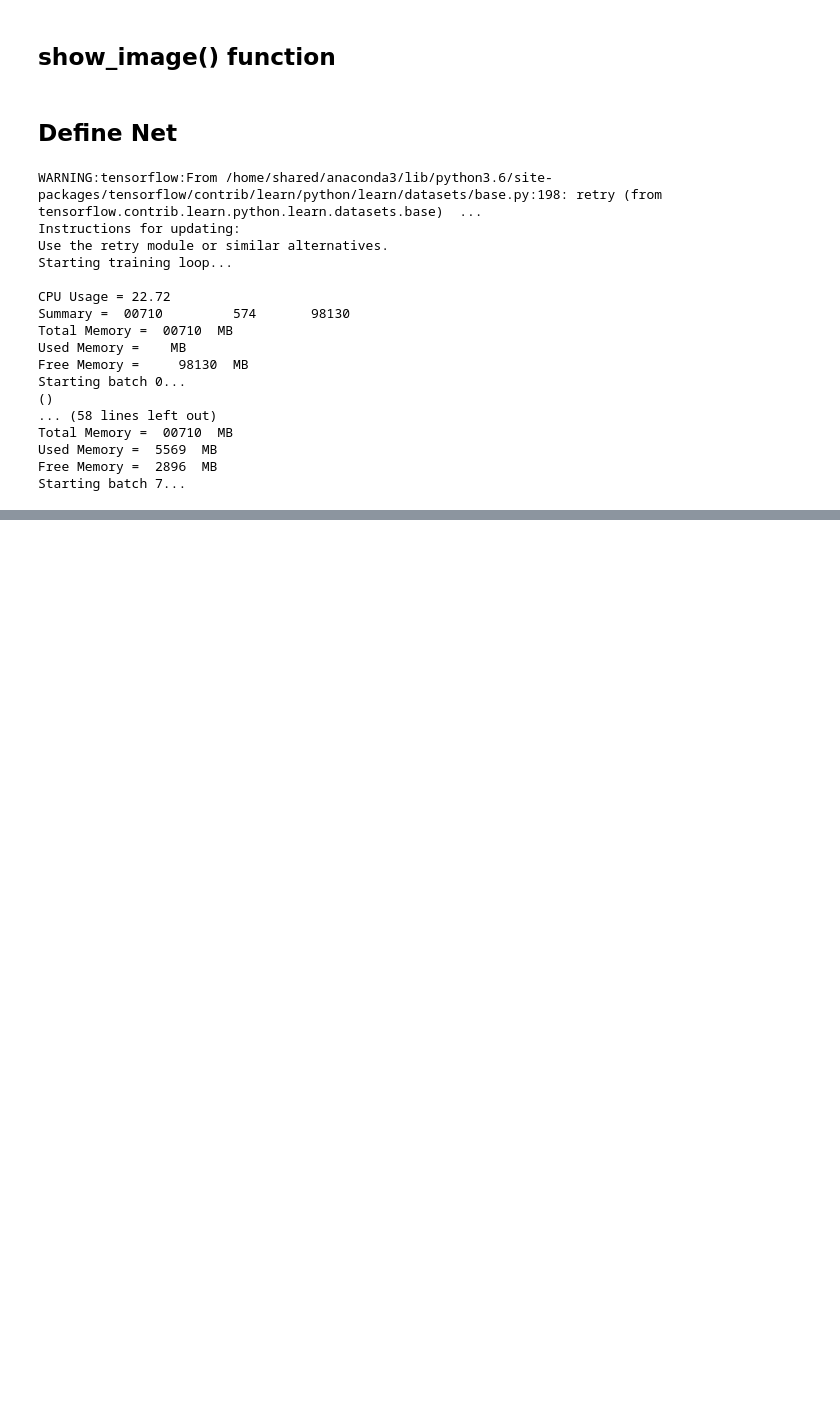
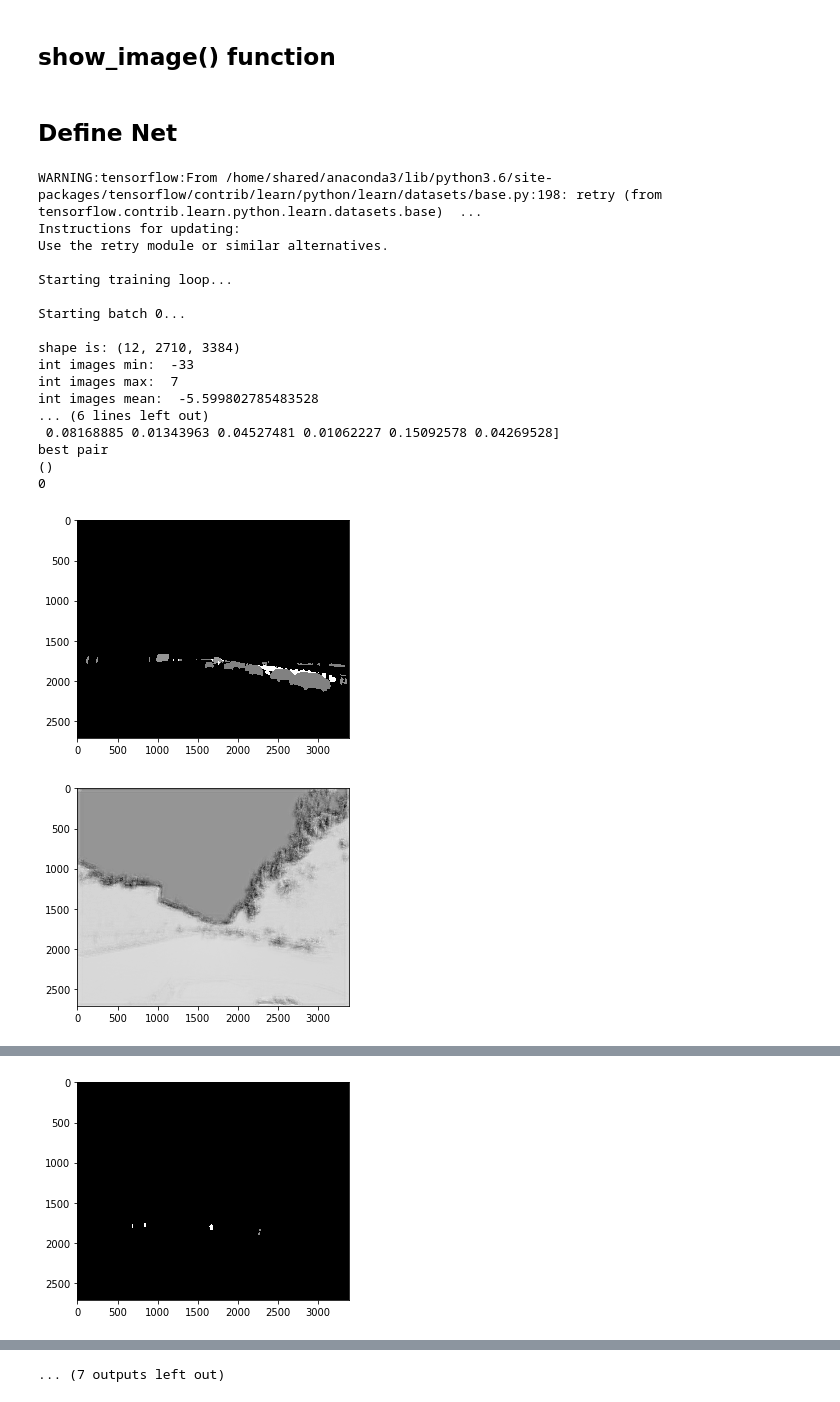
Before and after one commit to Ameliabqy/CS231N_Project, a Jupyter notebook: code/train_small.ipynb, the cells around one changed output, grey strips where cells are left out. Cells and saved outputs as stored; diff of their text form; code cells hidden in the pictures; blank space fills up the shorter version.

Commit message:
Got model avobe 50%. Kernel keeps dying on 6th batch

```diff
--- a/code/train_small.ipynb
+++ b/code/train_small.ipynb
@@ -46,18 +47,18 @@ class HyperParameters:
 
         # Training params
         self.optimizer = "Adam" # options: SGD, RMSProp, Momentum, Adam, Adagrad
-        self.learning_rate = 1e-5
-        self.lr_decay = 0.9
+        self.learning_rate = 1e-4
+        self.lr_decay = 0.99
         self.loss_type = "full"  # options: "fast", "full"
-        self.momentum = 0.8
+        self.momentum = 0.9
         self.use_Nesterov = True
-        self.init_scale = 2.0
+        self.init_scale = 3.0
         self.num_epochs = 30  # Total data to train on = num_epochs*batch_size
 
         # Data loader params
         self.shuffle_data = True  # Currently doesn't do anything
         self.preload = False
-        self.batch_size = 15
+        self.batch_size = 12
         self.num_files_to_load = self.num_epochs * self.batch_size
 
         self.num_classes = 20  # This value is probably wrong
@@ -86,7 +87,7 @@ class CVPR(object):
         # read filenames
         self.filenames = []
         filenames = glob.glob(osp.join(hp.root, '*.jpg'))
-        random.shuffle(filenames)
+        np.random.shuffle(filenames)
         for fn in filenames:
             lbl = fn[:-4] + '_instanceIds.png'
             lbl = lbl.replace('color', 'label')
@@ -172,10 +173,10 @@ class CVPR(object):
             image.close()
             del image
             image = Image.open(label)
-            self.labels.append(np.asarray(image).astype(int))
+            self.labels.append((np.asarray(image)/1000).astype(int))
             image.close()
             del image
-            gc.collect()
+        gc.collect()
         self.batch_num += 1
 
     def get_images(self):
@@ -183,18 +184,19 @@ class CVPR(object):
 
     def normalize_image(self, image):
         # Normalize the data: subtract the mean pixel and divide by std
-        mean_pixel = image.mean(axis=(0, 1, 2), keepdims=True)
-        std_pixel = image.std(axis=(0, 1, 2), keepdims=True)
+        mean_pixel = image.mean(keepdims=True)
+        std_pixel = image.std(keepdims=True)
         image = (image - mean_pixel) / std_pixel
         return image
 
     def reset_data_set(self):
         self.batch_num = 0
+        np.random.shuffle(self.bfilenames)
         del self.images
         del self.labels
+        gc.collect()
         self.images = []
         self.labels = []
-        gc.collect()
 # %% [markdown]
 ## Create a data set object
 # %%
@@ -401,7 +448,8 @@ def train_net(hp, data_set, create_model, create_optimizer):
 
         # Full loss type is better
         if hp.loss_type == "full":
-            loss = tf.reduce_mean(tf.nn.softmax_cross_entropy_with_logits_v2(logits=output, labels=y)) #, dim=0))
+#             loss = radio.models.keras.losses.tversky_loss(y, output, alpha=0.3, beta=0.7, smooth=1e-10)
+            loss = tf.reduce_mean(tf.nn.softmax_cross_entropy_with_logits_v2(logits=output, labels=y, dim=0))
         if hp.loss_type == "fast":
             loss = tf.reduce_mean(tf.square(y - output))
 #             loss = tf.reduce_mean(y - output)
@@ -428,46 +476,52 @@ def train_net(hp, data_set, create_model, create_optimizer):
 
     import psutil
 
 #     data_iterator = data_set.__iter__()
     train_images = []
     train_labels = []
 
+    train_output = None
+
     with tf.Session() as sess:
-        print("Starting training loop...\n")
+        print("\nStarting training loop...\n")
         sess.run(tf.global_variables_initializer())
         for epoch in range(hp.num_epochs):
-            print_memory()
+#             print_memory()
 #             print('Memory stats:', psutil.virtual_memory())
-            print('Starting batch %d...' % epoch)
+            print('Starting batch %d...\n' % epoch)
             data_set.update_iterator()
 #             train_images, train_labels = next(data_iterator)
             train_images, train_labels = data_set.get_images()
             feed_dict = {x: train_images, y: train_labels, is_training: 1}
-            loss_value, _ = sess.run([loss, optimizer_step], feed_dict=feed_dict)
-            print(loss_value.shape)
-            print('Batch %d Loss = %.4f \n' % (epoch, loss_value))
+            loss_value, _, train_output = sess.run([loss, optimizer_step, output], feed_dict=feed_dict)
+            accuracy = check_accuracy(sess, train_output, train_labels)
+            print('Batch %d  |  Loss = %.4f  |  Accuracy = %.4f\n' % (epoch, loss_value, accuracy))
+            gc.collect()
+
 
 
     data_set.reset_data_set()
 
 
 data_set = CVPR(hp.root, transform = tf.convert_to_tensor)
 train_net(hp, data_set, create_model, create_optimizer)
 # %% [output]
 WARNING:tensorflow:From /home/shared/anaconda3/lib/python3.6/site-packages/tensorflow/contrib/learn/python/learn/datasets/base.py:198: retry (from tensorflow.contrib.learn.python.learn.datasets.base)  ...
 Instructions for updating:
 Use the retry module or similar alternatives.
+
 Starting training loop...
 
-CPU Usage = 22.72
-Summary =  00710         574       98130
-Total Memory =  00710  MB
-Used Memory =    MB
-Free Memory =     98130  MB
 Starting batch 0...
+
+shape is: (12, 2710, 3384)
+int images min:  -33
+int images max:  7
+int images mean:  -5.599802785483528
+... (6 lines left out)
+ 0.08168885 0.01343963 0.04527481 0.01062227 0.15092578 0.04269528]
+best pair
 ()
-... (58 lines left out)
-Total Memory =  00710  MB
-Used Memory =  5569  MB
-Free Memory =  2896  MB
-Starting batch 7...
+0
+[figure, added]
+[figure, added]
@@ -473,0 +546 @@ Starting batch 7...
+[figure, added]
@@ -473,0 +588 @@ Starting batch 7...
+... (7 outputs left out)
```
Also changed, not shown: parts of 4 cells of this notebook.
